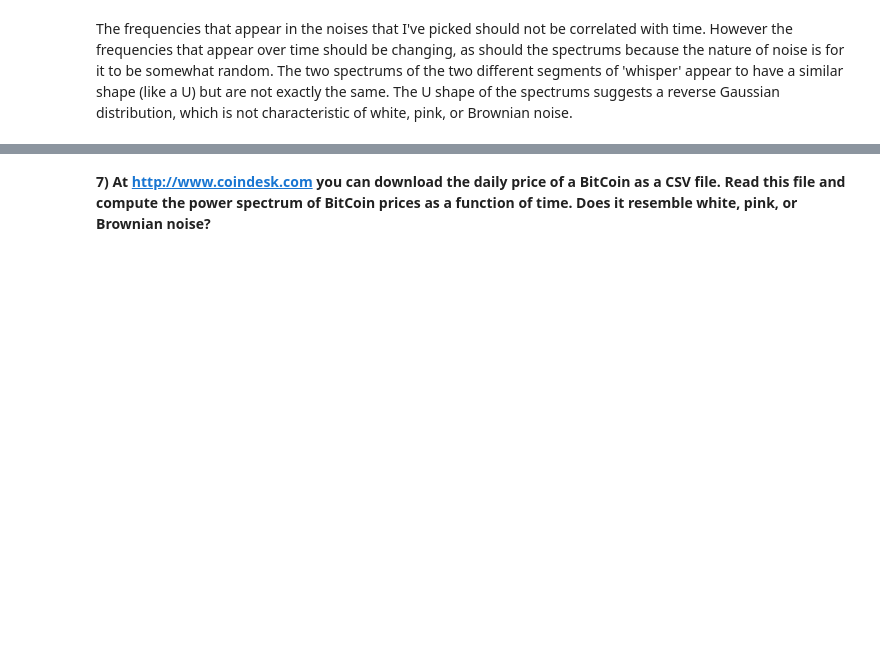
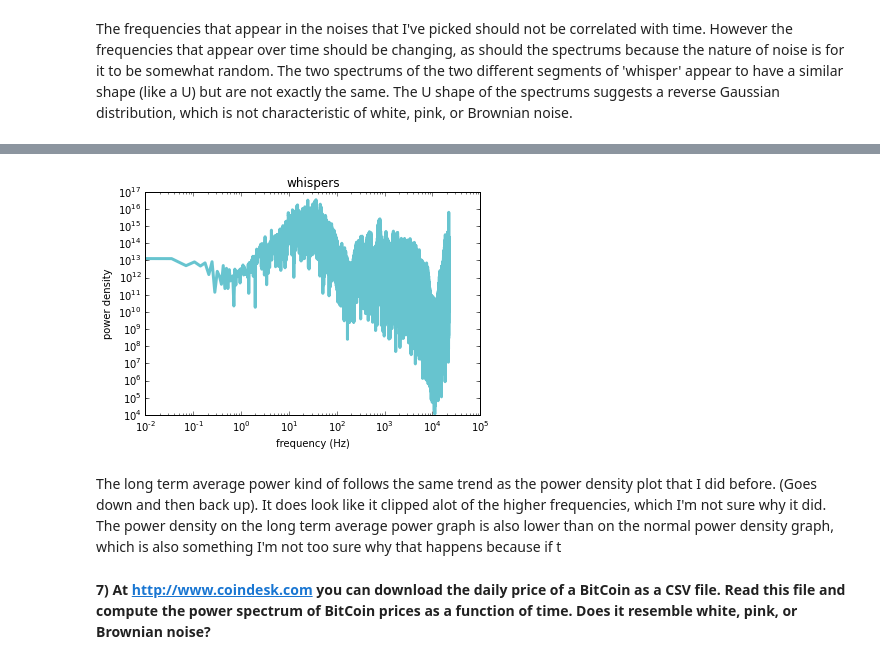
Before and after one commit to JiayingWei/ThinkDSP, a Jupyter notebook: ps02.ipynb, the cells around one changed output, grey strips where cells are left out. Cells and saved outputs as stored; diff of their text form; code cells hidden in the pictures; blank space fills up the shorter version.

```diff
--- a/ps02.ipynb
+++ b/ps02.ipynb
@@ -211,3 +233,10 @@ To estimate the long-term average power at each frequency, we can break a long s
+# %%
+whisper.plot_power()
+thinkplot.config(title = 'whispers',xlabel='frequency (Hz)', ylabel='power density', xscale='log', yscale='log', legend=False)
+# %% [output]
+[figure, added]
+# %% [markdown]
+The long term average power kind of follows the same trend as the power density plot that I did before. (Goes down and then back up). It does look like it clipped alot of the higher frequencies, which I'm not sure why it did. The power density on the long term average power graph is also lower than on the normal power density graph, which is also something I'm not too sure why that happens because if t
 # %% [markdown]
 **7) At http://www.coindesk.com you can download the daily price of a BitCoin as a CSV file.  Read this file and compute the power spectrum of BitCoin prices as a function of time. Does it resemble white, pink, or Brownian noise?**
 # %%
```
Also changed, not shown: parts of 11 cells of this notebook.
